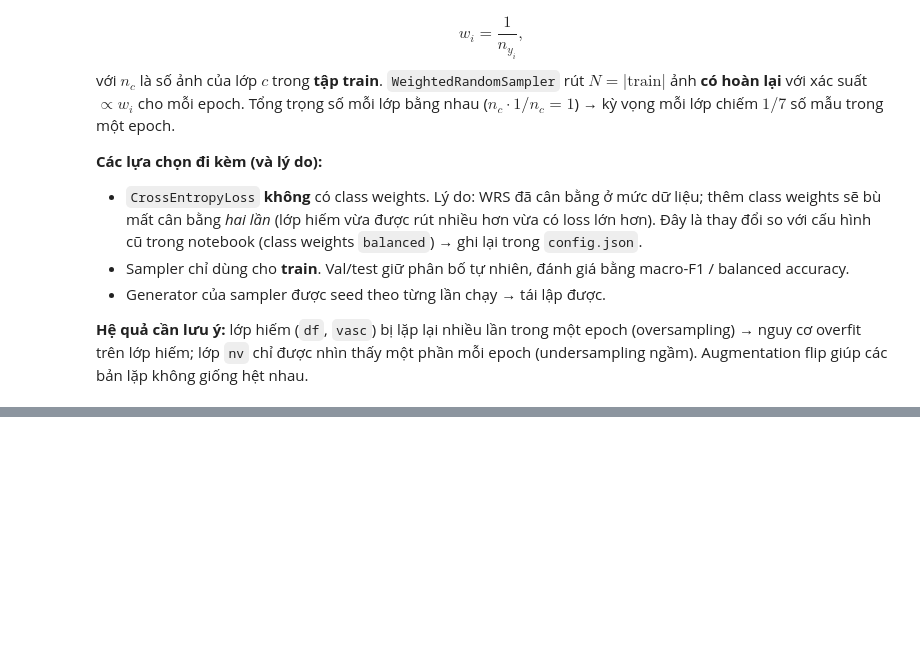
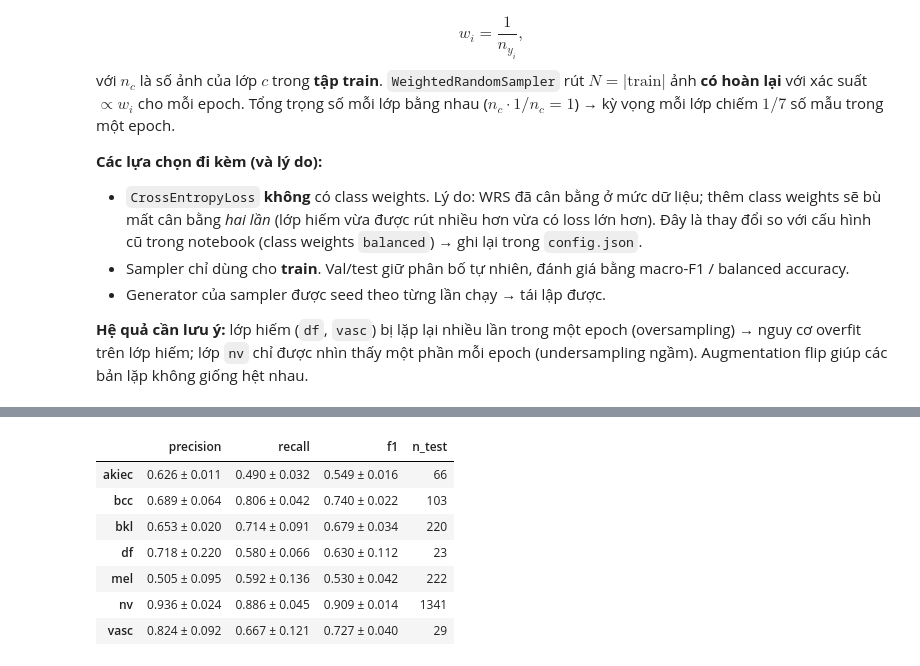
Before and after one commit to VietDunghere/Image-Processing, a Jupyter notebook: baseline.ipynb, the cells around one changed output, grey strips where cells are left out. Saved outputs shown, nothing was run; the diff lists cells and outputs as text; code cells hidden in the pictures; blank space fills up the shorter version.

```diff
--- a/baseline.ipynb
+++ b/baseline.ipynb
@@ -578,13 +449,0 @@ plt.tight_layout(); fig.savefig(FIG_DIR / "confusion_matrix_test.pdf", bbox_inch
-# %%
-# F1 từng lớp trên test: cột = mean, thanh = std, điểm = từng seed
-fig, ax = plt.subplots(figsize=(6.5, 3))
-x = np.arange(NUM_CLASSES)
-means = [test_runs[f"f1_{c}"].mean() for c in CLASSES]
-stds = [test_runs[f"f1_{c}"].std() for c in CLASSES]
-ax.bar(x, means, yerr=stds, capsize=3, color=[CLASS_COLORS[c] for c in CLASSES], alpha=0.85)
-for i, c in enumerate(CLASSES):
-    ax.scatter(np.full(len(test_runs), i) + np.linspace(-0.12, 0.12, len(test_runs)), test_runs[f"f1_{c}"],
-               c="k", s=10, zorder=3)
-ax.set(xticks=x, xticklabels=[f"{c}\n(n={n})" for c, n in zip(CLASSES, pc["n_test"])], ylim=(0, 1),
-       ylabel="F1 (test)", title=f"F1 từng lớp – baseline ResNet-18 + WRS ({len(SEEDS)} seed)")
-plt.tight_layout(); fig.savefig(FIG_DIR / "per_class_f1_test.pdf", bbox_inches="tight"); plt.show()
@@ -594,0 +600,21 @@ TODO: điền sau khi chạy (mọi số lấy từ `outputs/baseline/`).
+# %%
+# Precision / recall / F1 từng lớp trên test (mean ± std, 3 seed)
+test_df_counts = test_df["dx"].value_counts()
+pc = pd.DataFrame({
+    m: [f"{summary_df[f'test_{m}_{c}'].mean():.3f} ± {summary_df[f'test_{m}_{c}'].std():.3f}" for c in CLASSES]
+    for m in ["precision", "recall", "f1"]}, index=CLASSES)
+pc["n_test"] = test_df_counts.loc[CLASSES].values
+pc_num = pd.DataFrame({f"{m}_{s}": [summary_df[f"test_{m}_{c}"].agg(s) for c in CLASSES]
+                       for m in ["precision", "recall", "f1"] for s in ["mean", "std"]}, index=CLASSES)
+pc_num["n_test"] = pc["n_test"]
+pc_num.to_csv(OUT_DIR / "per_class_test.csv")
+pc
+# %% [output]
+|  | precision | recall | f1 | n_test |
+| akiec | 0.626 ± 0.011 | 0.490 ± 0.032 | 0.549 ± 0.016 | 66 |
+| bcc | 0.689 ± 0.064 | 0.806 ± 0.042 | 0.740 ± 0.022 | 103 |
+| bkl | 0.653 ± 0.020 | 0.714 ± 0.091 | 0.679 ± 0.034 | 220 |
+| df | 0.718 ± 0.220 | 0.580 ± 0.066 | 0.630 ± 0.112 | 23 |
+| mel | 0.505 ± 0.095 | 0.592 ± 0.136 | 0.530 ± 0.042 | 222 |
+| nv | 0.936 ± 0.024 | 0.886 ± 0.045 | 0.909 ± 0.014 | 1341 |
+| vasc | 0.824 ± 0.092 | 0.667 ± 0.121 | 0.727 ± 0.040 | 29 |
```
Also changed, not shown: parts of 49 cells of this notebook, 20 other files.
